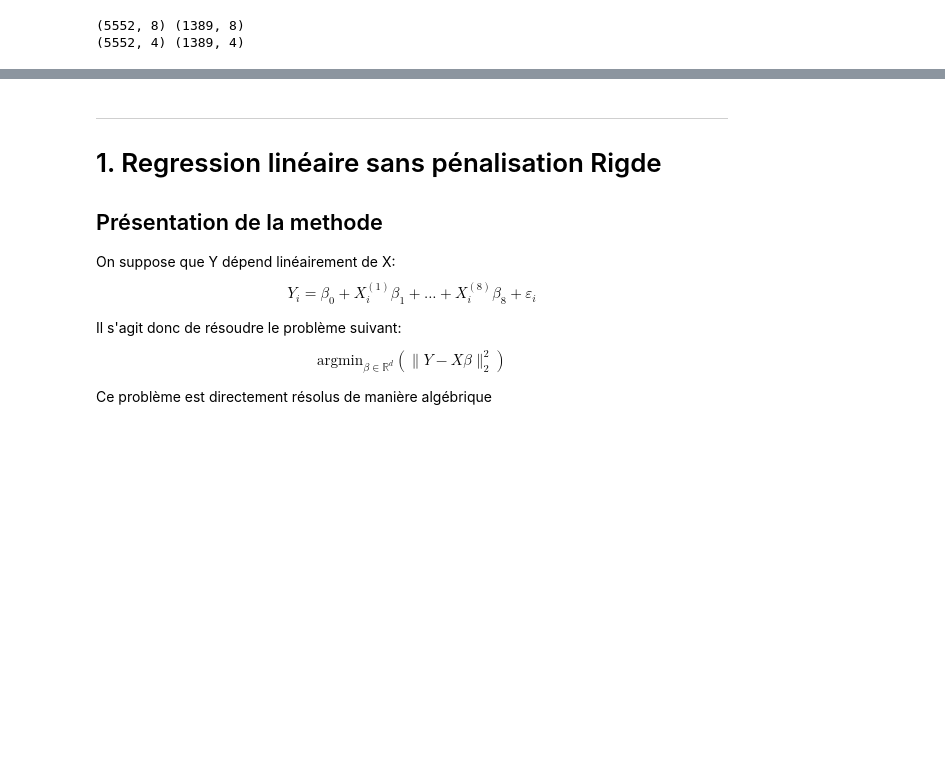
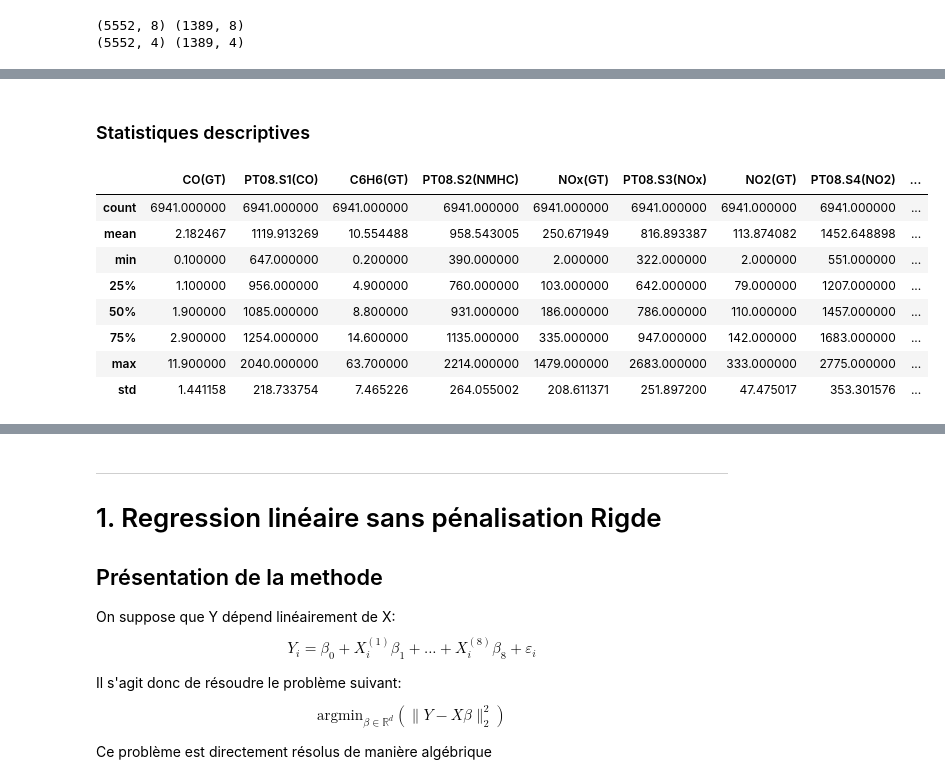
Before and after one commit to NourBouabid/regression_air_quality, a Jupyter notebook: notebookfinale.ipynb, the cells around one changed output, grey strips where cells are left out. Drawn from its saved outputs; the diff is of its cells as text; code cells hidden in the pictures; blank space fills up the shorter version.

```diff
--- a/notebookfinale.ipynb
+++ b/notebookfinale.ipynb
@@ -136,0 +145,14 @@ targets = ['CO(GT)', 'C6H6(GT)', 'NOx(GT)', 'NO2(GT)']
+# %% [markdown]
+### Statistiques descriptives
+# %%
+Dataset.describe()
+# %% [output]
+|  | CO(GT) | PT08.S1(CO) | C6H6(GT) | PT08.S2(NMHC) | NOx(GT) | PT08.S3(NOx) | NO2(GT) | PT08.S4(NO2) | ... |
+| count | 6941.000000 | 6941.000000 | 6941.000000 | 6941.000000 | 6941.000000 | 6941.000000 | 6941.000000 | 6941.000000 | ... |
+| mean | 2.182467 | 1119.913269 | 10.554488 | 958.543005 | 250.671949 | 816.893387 | 113.874082 | 1452.648898 | ... |
+| min | 0.100000 | 647.000000 | 0.200000 | 390.000000 | 2.000000 | 322.000000 | 2.000000 | 551.000000 | ... |
+| 25% | 1.100000 | 956.000000 | 4.900000 | 760.000000 | 103.000000 | 642.000000 | 79.000000 | 1207.000000 | ... |
+| 50% | 1.900000 | 1085.000000 | 8.800000 | 931.000000 | 186.000000 | 786.000000 | 110.000000 | 1457.000000 | ... |
+| 75% | 2.900000 | 1254.000000 | 14.600000 | 1135.000000 | 335.000000 | 947.000000 | 142.000000 | 1683.000000 | ... |
+| max | 11.900000 | 2040.000000 | 63.700000 | 2214.000000 | 1479.000000 | 2683.000000 | 333.000000 | 2775.000000 | ... |
+| std | 1.441158 | 218.733754 | 7.465226 | 264.055002 | 208.611371 | 251.897200 | 47.475017 | 353.301576 | ... |
```
Also changed, not shown: parts of 16 cells of this notebook.
